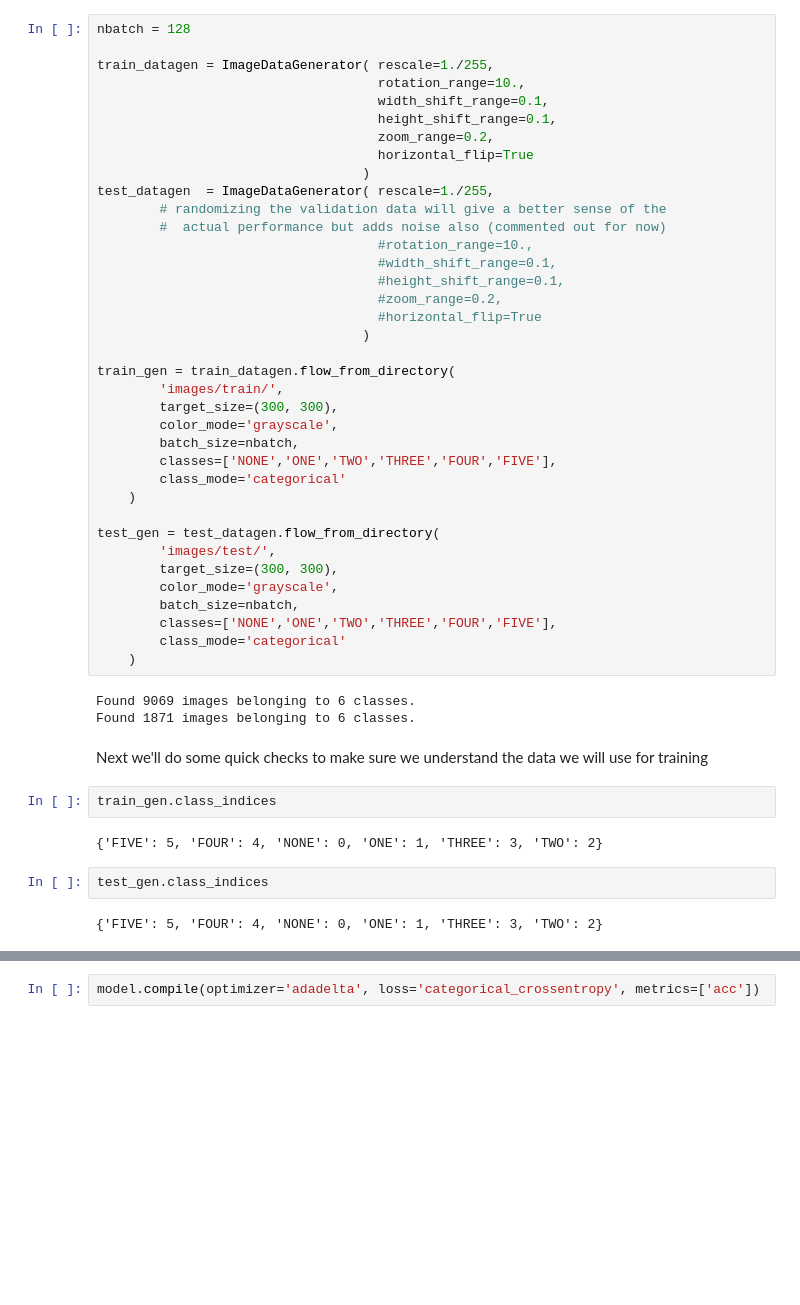
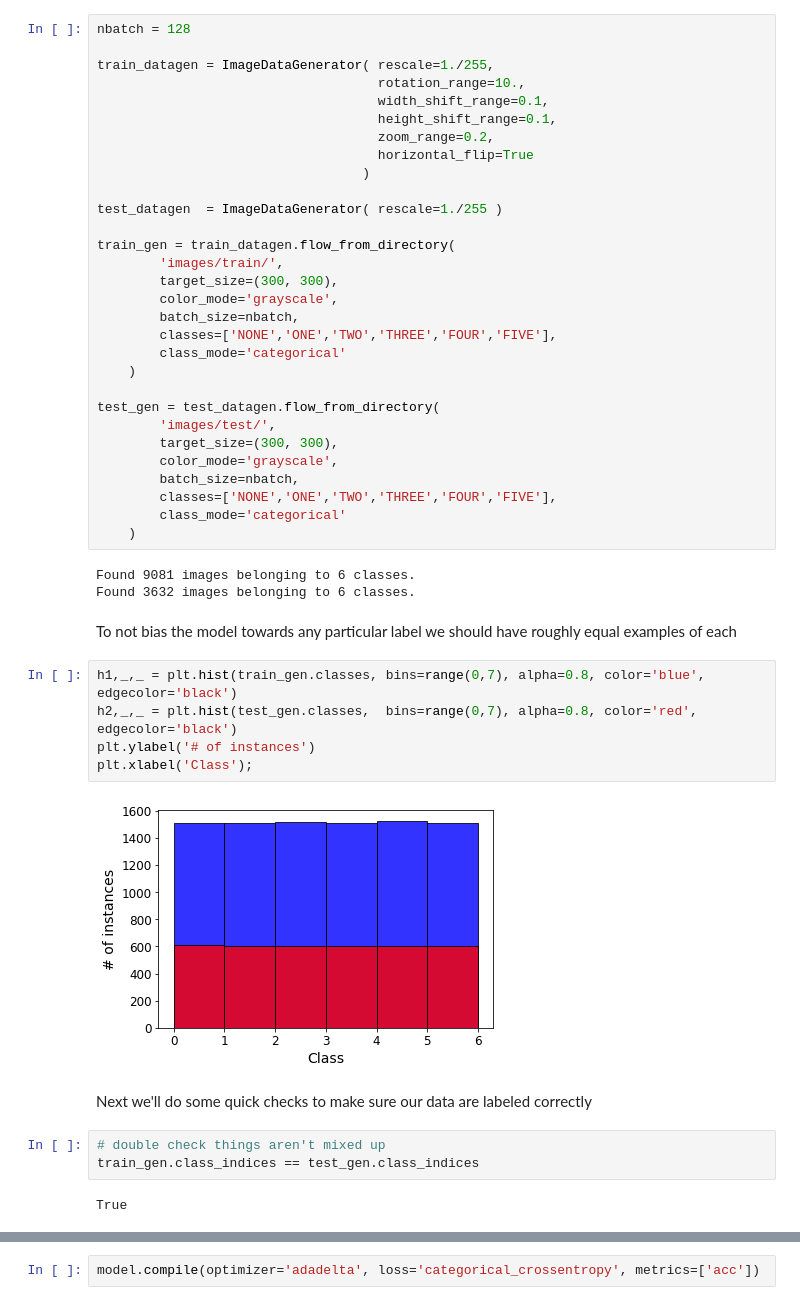
Before and after one commit to jaredvasquez/CNN-HowManyFingers, a Jupyter notebook: trainModel.ipynb, the cells around one changed output, grey strips where cells are left out. Saved outputs shown, nothing was run; the diff lists cells and outputs as text; blank space fills up the shorter version.

```diff
--- a/trainModel.ipynb
+++ b/trainModel.ipynb
@@ -34,15 +36,8 @@ train_datagen = ImageDataGenerator( rescale=1./255,
                                     zoom_range=0.2,
                                     horizontal_flip=True
                                   )
-test_datagen  = ImageDataGenerator( rescale=1./255,
-        # randomizing the validation data will give a better sense of the
-        #  actual performance but adds noise also (commented out for now)
-                                    #rotation_range=10.,
-                                    #width_shift_range=0.1,
-                                    #height_shift_range=0.1,
-                                    #zoom_range=0.2,
-                                    #horizontal_flip=True
-                                  )
+
+test_datagen  = ImageDataGenerator( rescale=1./255 )
 
 train_gen = train_datagen.flow_from_directory(
         'images/train/',
@@ -62,18 +57,24 @@ test_gen = test_datagen.flow_from_directory(
         class_mode='categorical'
     )
 # %% [output]
-Found 9069 images belonging to 6 classes.
-Found 1871 images belonging to 6 classes.
+Found 9081 images belonging to 6 classes.
+Found 3632 images belonging to 6 classes.
+# %% [markdown]
+To not bias the model towards any particular label we should have roughly equal examples of each
+# %%
+h1,_,_ = plt.hist(train_gen.classes, bins=range(0,7), alpha=0.8, color='blue', edgecolor='black')
+h2,_,_ = plt.hist(test_gen.classes,  bins=range(0,7), alpha=0.8, color='red', edgecolor='black')
+plt.ylabel('# of instances')
+plt.xlabel('Class');
+# %% [output]
+[figure, added]
 # %% [markdown]
-Next we'll do some quick checks to make sure we understand the data we will use for training
+Next we'll do some quick checks to make sure our data are labeled correctly
-# %%
-train_gen.class_indices
-# %% [output]
-{'FIVE': 5, 'FOUR': 4, 'NONE': 0, 'ONE': 1, 'THREE': 3, 'TWO': 2}
-# %%
-test_gen.class_indices
-# %% [output]
-{'FIVE': 5, 'FOUR': 4, 'NONE': 0, 'ONE': 1, 'THREE': 3, 'TWO': 2}
+# %%
+# double check things aren't mixed up
+train_gen.class_indices == test_gen.class_indices
+# %% [output]
+True
 # %%
 for X, y in train_gen:
     print(X.shape, y.shape)
```
Also changed, not shown: parts of 20 cells of this notebook.
